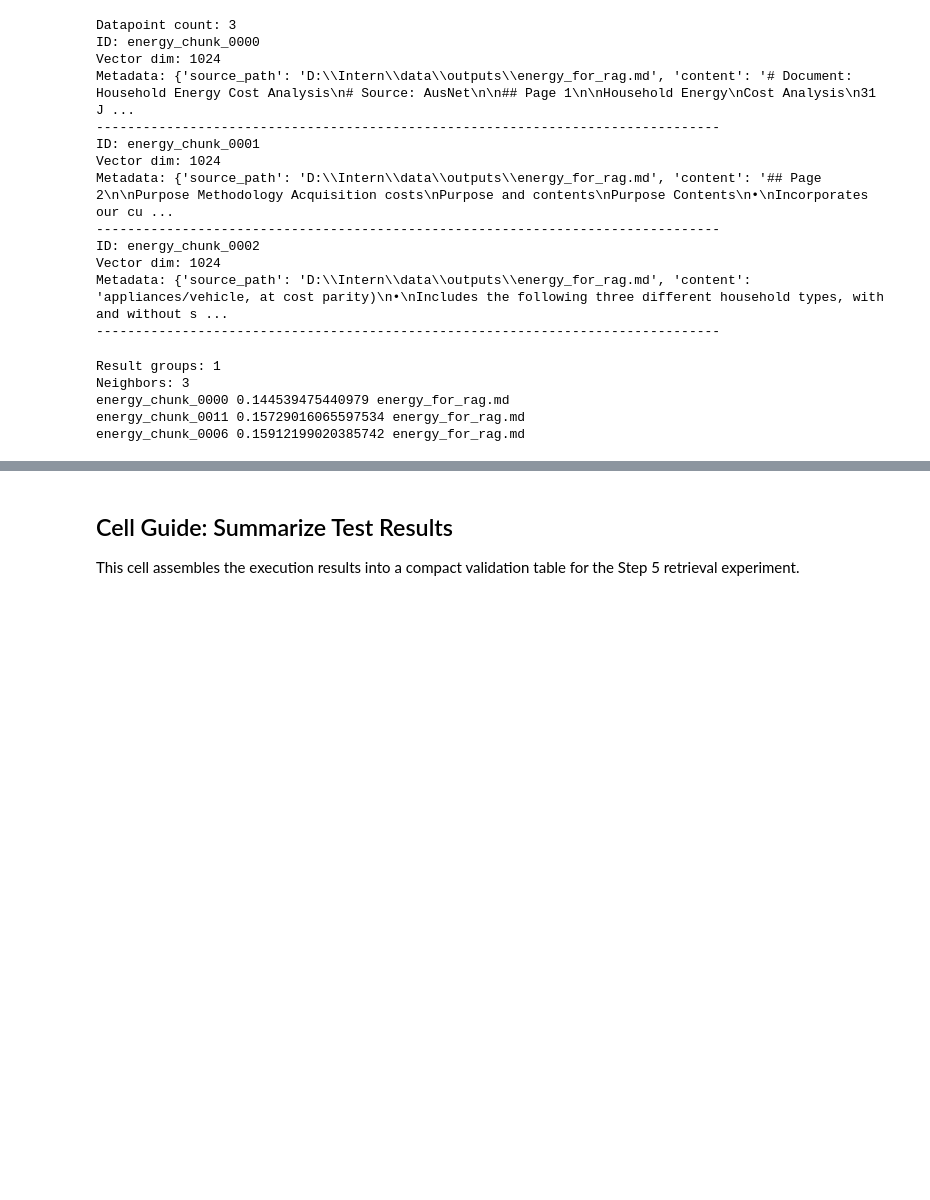
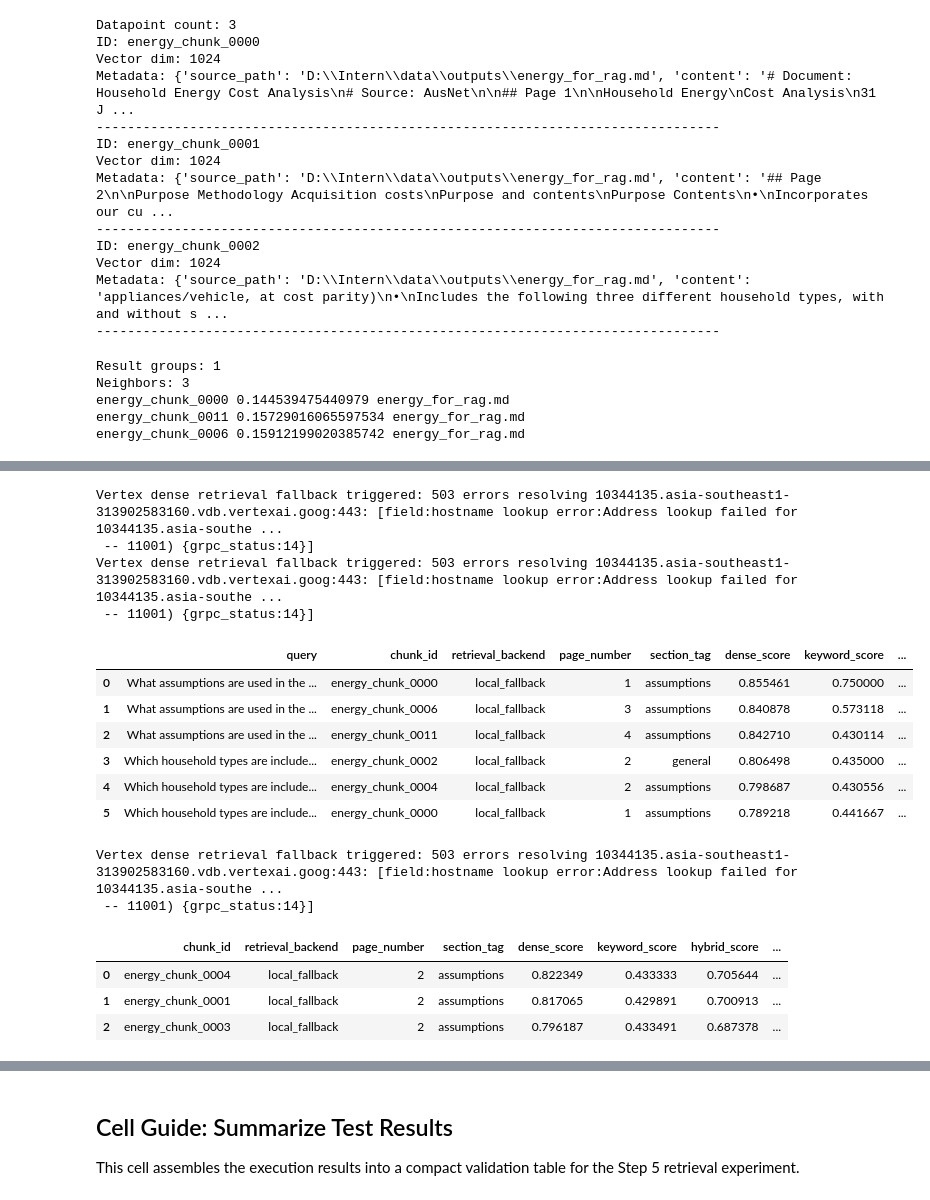
Before and after one commit to xuandongdev/INTERN, a Jupyter notebook: src/step5.ipynb, the cells around one changed output, grey strips where cells are left out. Drawn from its saved outputs; the diff is of its cells as text; code cells hidden in the pictures; blank space fills up the shorter version.

```diff
--- a/src/step5.ipynb
+++ b/src/step5.ipynb
@@ -324,7 +349,7 @@ GCS_PARENT_URI = ""
 
 if CONFIG["CREATE_VERTEX_RESOURCES"]:
     bucket = ensure_bucket(CONFIG["BUCKET_NAME"], CONFIG["REGION"])
-    gcs_prefix = f"step4_vertex_ai_vector_search/{datetime.utcnow().strftime('%Y%m%d_%H%M%S')}"
+    gcs_prefix = f"step5_retriever_pipeline/{datetime.now(UTC).strftime('%Y%m%d_%H%M%S')}"
     gcs_blob_path = f"{gcs_prefix}/{vertex_jsonl_path.name}"
     blob = bucket.blob(gcs_blob_path)
     blob.upload_from_filename(vertex_jsonl_path)
@@ -442,6 +467,8 @@ if CONFIG["DEPLOY_VERTEX_INDEX"]:
             mark_step("vertex_deployment", "passed", f"Deployment {CONFIG['DEPLOYED_INDEX_ID']} already exists.")
     except DefaultCredentialsError as exc:
         raise RuntimeError(auth_help()) from exc
+    except AlreadyExists:
+        mark_step("vertex_deployment", "passed", f"Deployment {CONFIG['DEPLOYED_INDEX_ID']} already exists on the endpoint.")
     except GoogleAPICallError as exc:
         raise RuntimeError(f"Failed to deploy Vertex index: {exc}") from exc
 else:
@@ -615,0 +827,50 @@ energy_chunk_0006 0.15912199020385742 energy_for_rag.md
+# %%
+sample_queries = [
+    "What assumptions are used in the household energy cost analysis?",
+    "Which household types are included in the analysis?",
+]
+
+hybrid_demo_frames = []
+for query in sample_queries:
+    result_df = hybrid_retrieve(query=query, top_k=3, candidate_k=8)
+    result_df.insert(0, "query", query)
+    hybrid_demo_frames.append(result_df)
+
+hybrid_demo_df = pd.concat(hybrid_demo_frames, ignore_index=True)
+display(hybrid_demo_df)
+mark_step("hybrid_retrieval", "passed", "Hybrid retriever returned reranked top-K chunks for multiple sample queries.")
+
+filtered_demo_df = hybrid_retrieve(
+    query="What assumptions are used in the household energy cost analysis?",
+    top_k=3,
+    candidate_k=8,
+    metadata_filter={"page_number": 2},
+)
+display(filtered_demo_df)
+if filtered_demo_df.empty:
+    mark_step("metadata_filtering", "failed", "Metadata-filtered retrieval returned no chunks for page_number=2.")
+else:
+    mark_step("metadata_filtering", "passed", "Metadata-filtered retrieval returned top-K chunks for page_number=2.")
+
+mark_step("reranking", "passed", "Hybrid retrieval combined dense and keyword evidence into a reranked top-K result list.")
+print(RUN_STATE["hybrid_retrieval"])
+print(RUN_STATE["metadata_filtering"])
+print(RUN_STATE["reranking"])
+# %% [output]
+Vertex dense retrieval fallback triggered: 503 errors resolving 10344135.asia-southeast1-313902583160.vdb.vertexai.goog:443: [field:hostname lookup error:Address lookup failed for 10344135.asia-southe ...
+ -- 11001) {grpc_status:14}]
+Vertex dense retrieval fallback triggered: 503 errors resolving 10344135.asia-southeast1-313902583160.vdb.vertexai.goog:443: [field:hostname lookup error:Address lookup failed for 10344135.asia-southe ...
+ -- 11001) {grpc_status:14}]
+|  | query | chunk_id | retrieval_backend | page_number | section_tag | dense_score | keyword_score | ... |
+| 0 | What assumptions are used in the ... | energy_chunk_0000 | local_fallback | 1 | assumptions | 0.855461 | 0.750000 | ... |
+| 1 | What assumptions are used in the ... | energy_chunk_0006 | local_fallback | 3 | assumptions | 0.840878 | 0.573118 | ... |
+| 2 | What assumptions are used in the ... | energy_chunk_0011 | local_fallback | 4 | assumptions | 0.842710 | 0.430114 | ... |
+| 3 | Which household types are include... | energy_chunk_0002 | local_fallback | 2 | general | 0.806498 | 0.435000 | ... |
+| 4 | Which household types are include... | energy_chunk_0004 | local_fallback | 2 | assumptions | 0.798687 | 0.430556 | ... |
+| 5 | Which household types are include... | energy_chunk_0000 | local_fallback | 1 | assumptions | 0.789218 | 0.441667 | ... |
+Vertex dense retrieval fallback triggered: 503 errors resolving 10344135.asia-southeast1-313902583160.vdb.vertexai.goog:443: [field:hostname lookup error:Address lookup failed for 10344135.asia-southe ...
+ -- 11001) {grpc_status:14}]
+|  | chunk_id | retrieval_backend | page_number | section_tag | dense_score | keyword_score | hybrid_score | ... |
+| 0 | energy_chunk_0004 | local_fallback | 2 | assumptions | 0.822349 | 0.433333 | 0.705644 | ... |
+| 1 | energy_chunk_0001 | local_fallback | 2 | assumptions | 0.817065 | 0.429891 | 0.700913 | ... |
+| 2 | energy_chunk_0003 | local_fallback | 2 | assumptions | 0.796187 | 0.433491 | 0.687378 | ... |
```
Also changed, not shown: parts of 15 cells of this notebook, 2 other files.
